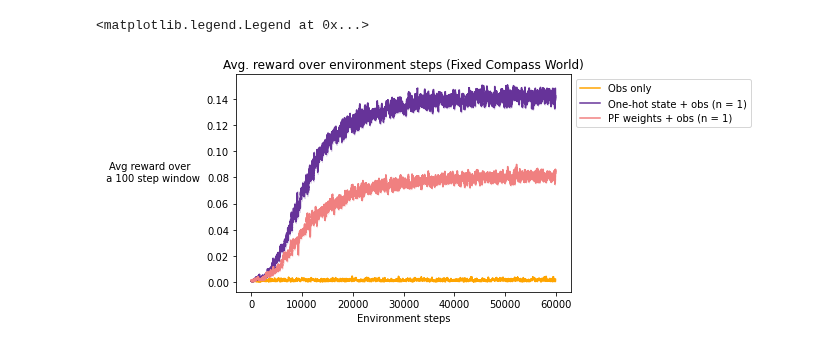
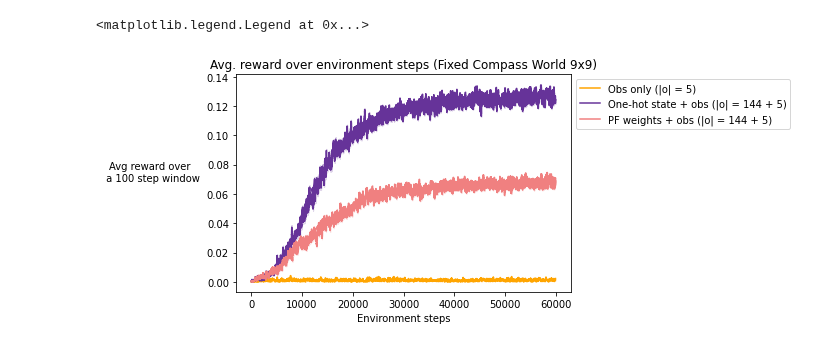
Before and after one commit to taodav/aux-inputs, a Jupyter notebook: analysis/plot_results_fw.ipynb, the cells around one changed output. Drawn from its saved outputs; the diff is of its cells as text; code cells hidden in the pictures.

```diff
--- a/analysis/plot_results_fw.ipynb
+++ b/analysis/plot_results_fw.ipynb
@@ -6,9 +6,10 @@ from pathlib import Path
 from definitions import ROOT_DIR
 from unc.utils import load_info
 # %%
-f_path = Path(ROOT_DIR, 'results', 'f')
-fpw_path = Path(ROOT_DIR, 'results', 'fpw')
-fsw_path = Path(ROOT_DIR, 'results', 'fsw')
+size = 9
+f_path = Path(ROOT_DIR, 'results', 'f', str(size))
+fpw_path = Path(ROOT_DIR, 'results', 'fpw', str(size))
+fsw_path = Path(ROOT_DIR, 'results', 'fsw', str(size))
 
 split_pr_by = ["update_weight_interval"]
 fp_colors = [ 'lightseagreen', 'lime', 'limegreen', 'forestgreen', 'darkgreen', 'darkolivegreen', ]
@@ -78,20 +76,20 @@ all_data = [('Obs only (|o| = 5)', f_data, 'orange'),
 # %%
 x = np.arange(f_data.shape[1])
 fig, ax = plt.figure(), plt.axes()
 
 
 for key, data, color in all_data:
     means = data.mean(axis=0)
     std_err = data.std(axis=0) / data.shape[0]
 
     ax.plot(x, means, label=key, color=color)
     plt.fill_between(x, means - std_err, means + std_err,
                          color=color, alpha=0.2)
 
 ax.set_xlabel('Environment steps')
 ax.set_ylabel(f"Avg reward over \n a {w} step window", rotation=0, labelpad=55)
-ax.set_title('Avg. reward over environment steps (Fixed Compass World)')
+ax.set_title(f'Avg. reward over environment steps (Fixed Compass World {size}x{size})')
 plt.legend(bbox_to_anchor=(1.00, 1), loc='upper left')
 # %% [output]
 <matplotlib.legend.Legend at 0x...>
-[figure, old version]
+[figure, new version]
```
Also changed, not shown: parts of 1 cell of this notebook, 19 other files.
